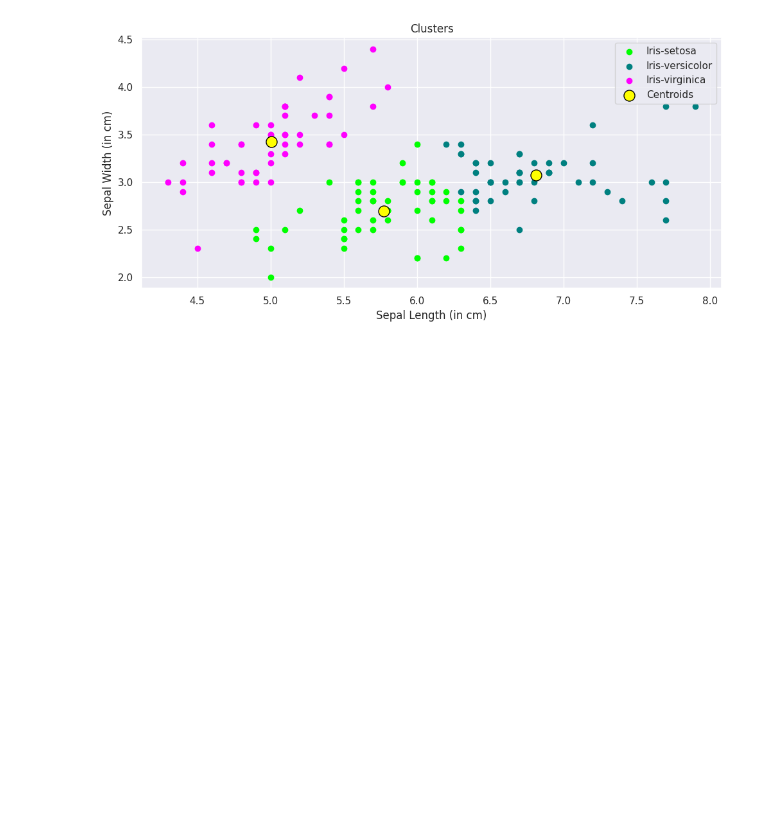
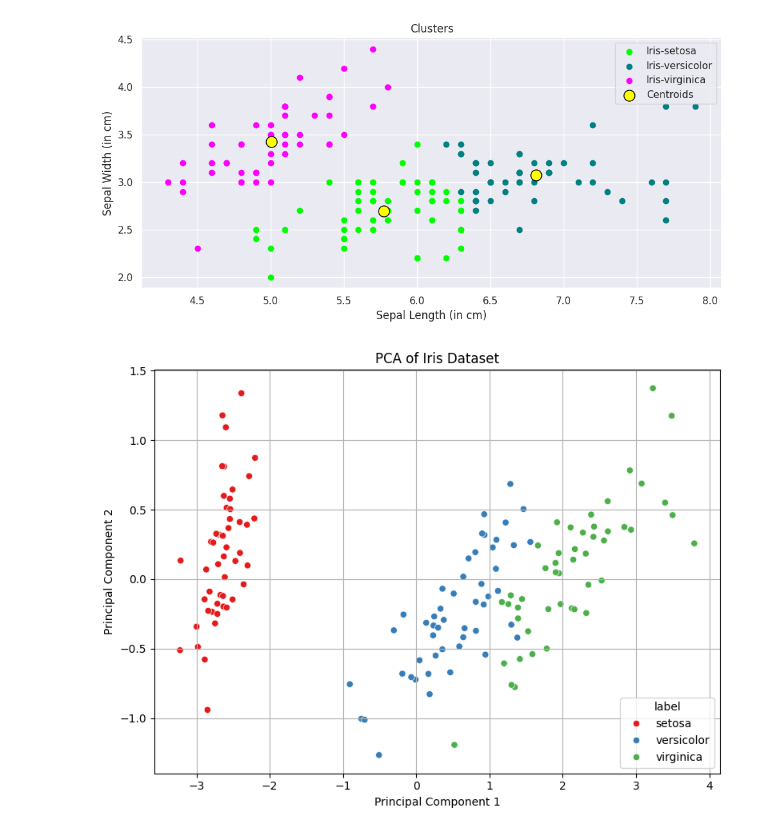
Before and after one commit to PristRawal/Machine-Learning, a Jupyter notebook: K_means_Iris.ipynb, the cells around one changed output. Saved outputs shown, nothing was run; the diff lists cells and outputs as text; code cells hidden in the pictures; blank space fills up the shorter version.

```diff
--- a/K_means_Iris.ipynb
+++ b/K_means_Iris.ipynb
@@ -146,3 +146,35 @@ plt.tight_layout()
 plt.show()
 # %% [output]
 [figure]
+# %%
+from sklearn.datasets import load_iris
+from sklearn.decomposition import PCA
+import pandas as pd
+import matplotlib.pyplot as plt
+import seaborn as sns
+
+# Load the data
+iris = load_iris()
+X = iris.data
+y = iris.target
+target_names = iris.target_names
+
+# Apply PCA to reduce from 4D to 2D
+pca = PCA(n_components=2)
+X_pca = pca.fit_transform(X)
+
+# Create a DataFrame for plotting
+df_pca = pd.DataFrame(X_pca, columns=['PC1', 'PC2'])
+df_pca['label'] = y
+
+# Plot
+plt.figure(figsize=(8, 6))
+sns.scatterplot(data=df_pca, x='PC1', y='PC2', hue=df_pca['label'].map(lambda i: target_names[i]), palette='Set1')
+plt.title('PCA of Iris Dataset')
+plt.xlabel('Principal Component 1')
+plt.ylabel('Principal Component 2')
+plt.grid(True)
+plt.tight_layout()
+plt.show()
+# %% [output]
+[figure, added]
```
